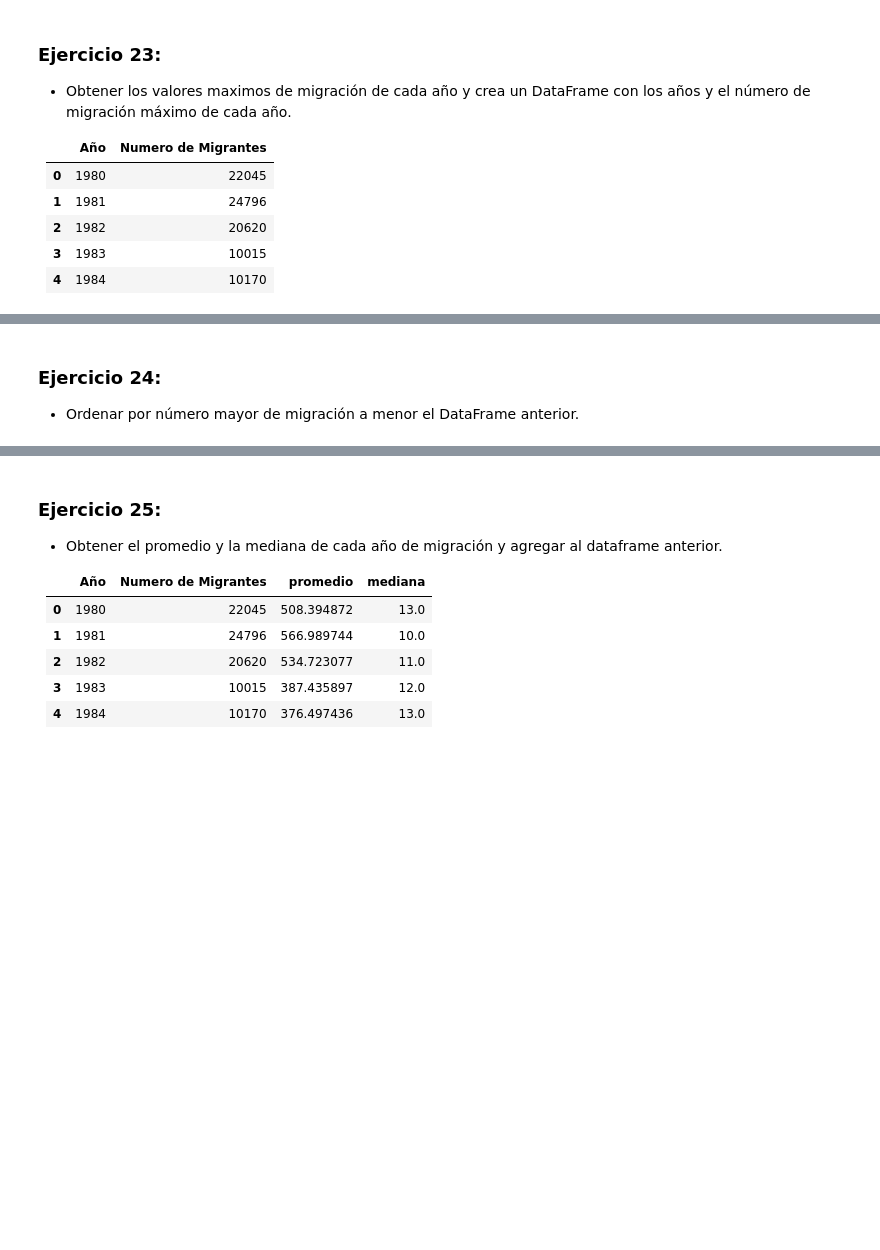
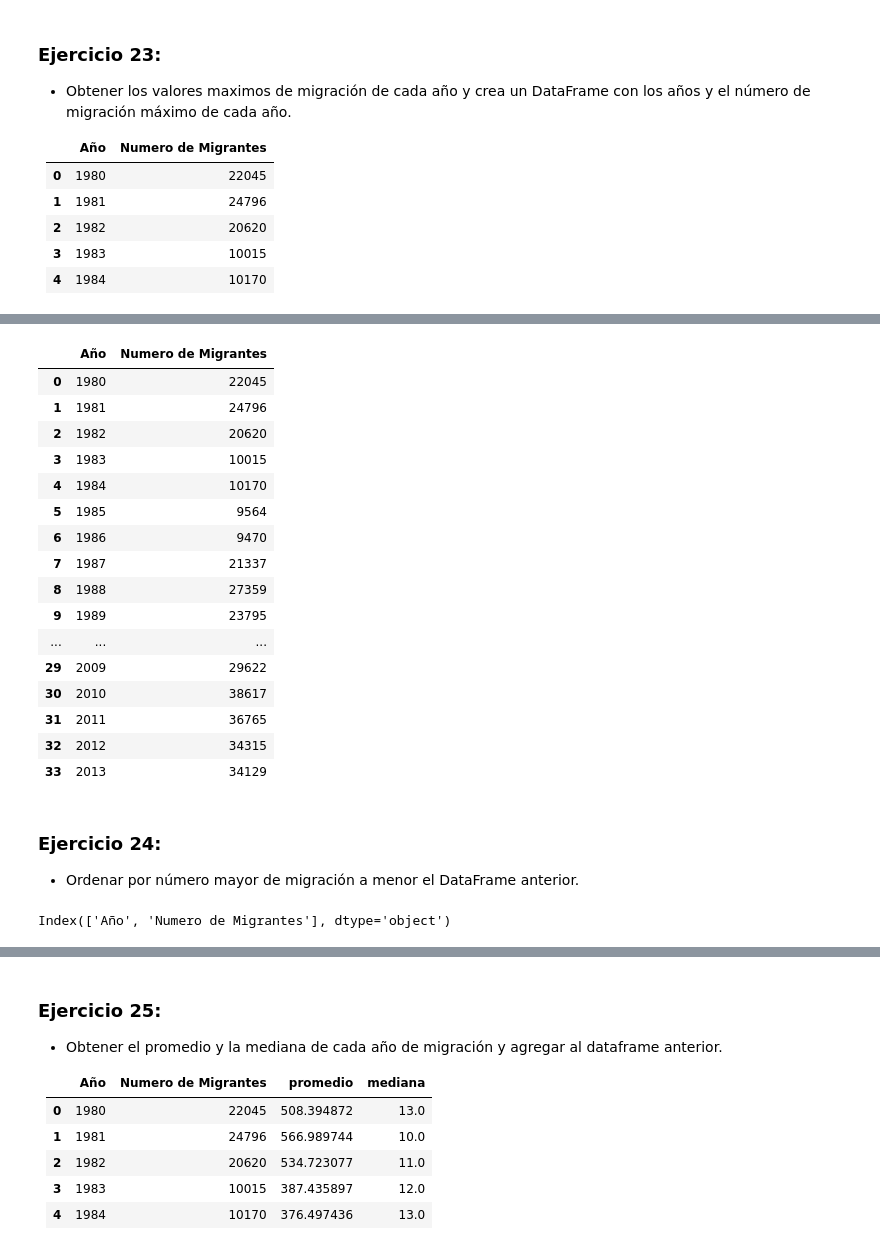
Before and after one commit to mplazap/Bootcamp_ejercicios, a Jupyter notebook: Tema 3 - Data Science/03.- Pandas (1)/03.pandas_1_ejercicios.ipynb, the cells around one changed output, grey strips where cells are left out. Cells and saved outputs as stored; diff of their text form; code cells hidden in the pictures; blank space fills up the shorter version.

```diff
--- a/Tema 3 - Data Science/03.- Pandas (1)/03.pandas_1_ejercicios.ipynb
+++ b/Tema 3 - Data Science/03.- Pandas (1)/03.pandas_1_ejercicios.ipynb
@@ -465,3 +524,28 @@ lista_dataframes[5].head(2)
+# %%
+# Opción 2: reset index
+pd.DataFrame(df[range(1980, 2014)].max()).reset_index().rename(columns={'index': 'Año', 0: 'Numero de Migrantes'})
+# %% [output]
+|  | Año | Numero de Migrantes |
+| 0 | 1980 | 22045 |
+| 1 | 1981 | 24796 |
+| 2 | 1982 | 20620 |
+| 3 | 1983 | 10015 |
+| 4 | 1984 | 10170 |
+| 5 | 1985 | 9564 |
+| 6 | 1986 | 9470 |
+| 7 | 1987 | 21337 |
+| 8 | 1988 | 27359 |
+| 9 | 1989 | 23795 |
+| ... | ... | ... |
+| 29 | 2009 | 29622 |
+| 30 | 2010 | 38617 |
+| 31 | 2011 | 36765 |
+| 32 | 2012 | 34315 |
+| 33 | 2013 | 34129 |
 # %% [markdown]
 ### Ejercicio 24:
 - Ordenar por número mayor de migración a menor el DataFrame anterior.
+# %%
+print(df_migracion.columns)
+# %% [output]
+Index(['Año', 'Numero de Migrantes'], dtype='object')
```
Also changed, not shown: parts of 9 cells of this notebook.
